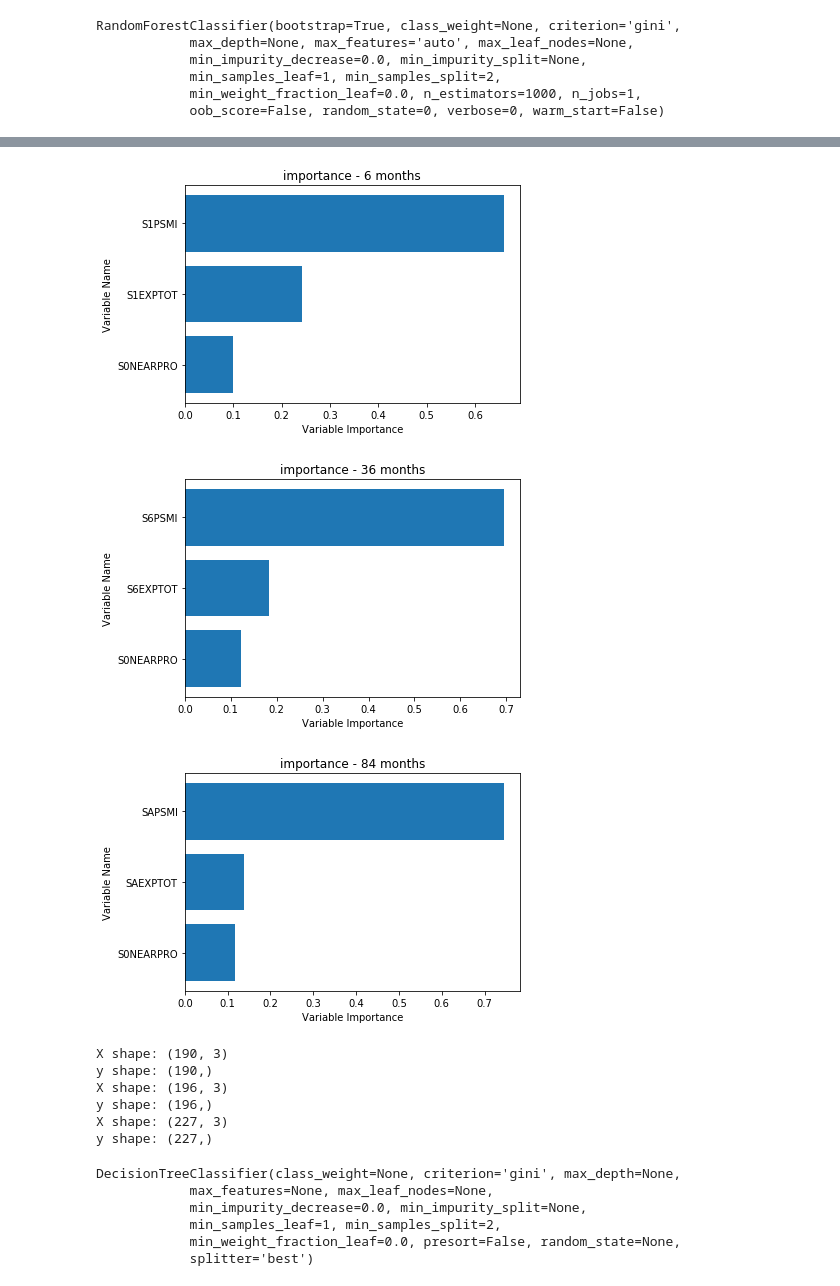
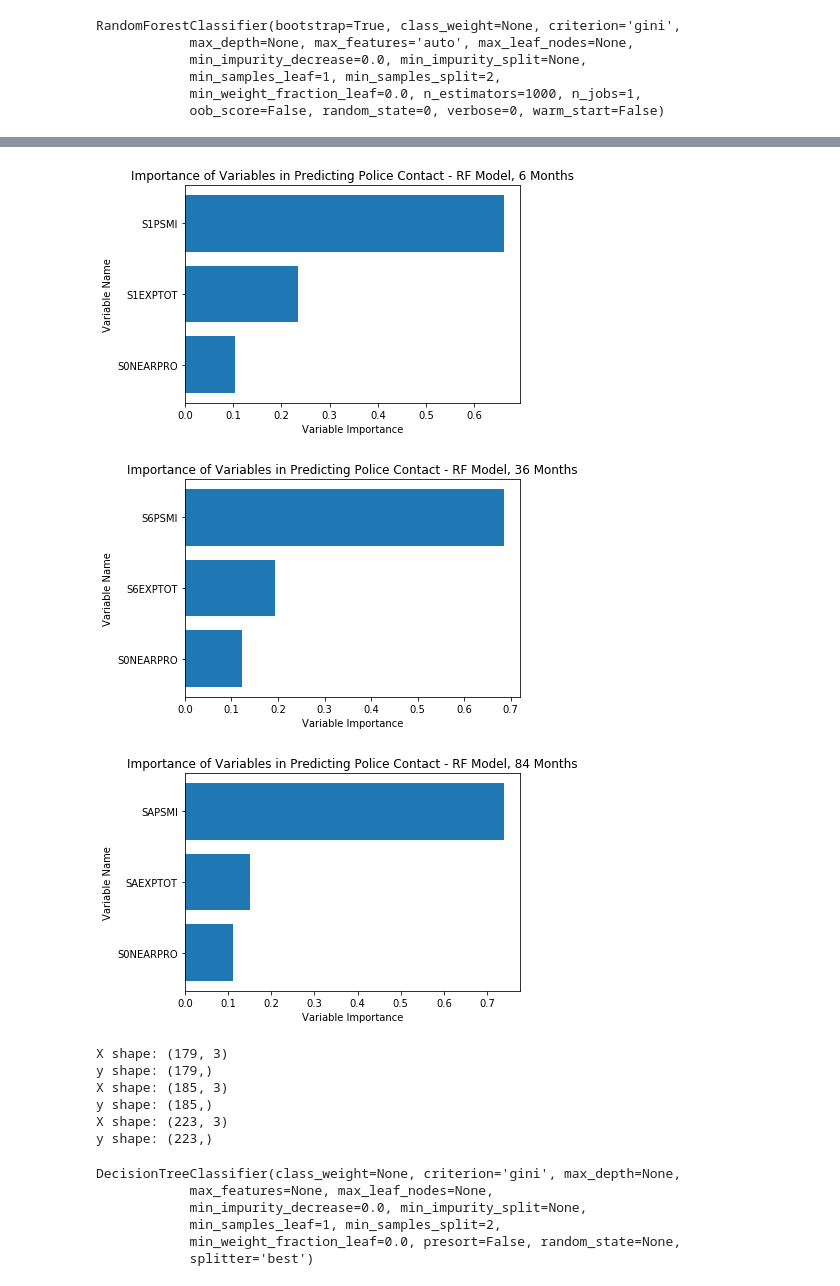
Before and after one commit to rechnikov/ppol-670-cl1190, a Jupyter notebook: ResearchMemoCode.ipynb, the cells around one changed output, grey strips where cells are left out. Saved outputs shown, nothing was run; the diff lists cells and outputs as text; code cells hidden in the pictures.

```diff
--- a/ResearchMemoCode.ipynb
+++ b/ResearchMemoCode.ipynb
@@ -16,27 +17,36 @@ from sklearn.neighbors import KNeighborsClassifier
 from sklearn.ensemble import RandomForestClassifier
 from sklearn.model_selection import cross_val_score, train_test_split
 # %%
-## INTRODUCTORY NOTE: Our dataset is a selection of thirteen variables from a dataset containing hundreds. My computer kept crashing when I tried to load all the original Excel files for the purposes of isolating and combining the variables of interest which spread across multiple files, so I pulled out the variables of interest from the original datasets and re-combined them into the reference .csv.
-## Load Initial Dataset
-filename = 'S1month.csv'
+## Load Initial Datasets
+S0Data = pd.read_csv('S0Data.csv')
+S1Data = pd.read_csv('S1Data.csv')
+S6Data = pd.read_csv('S6Data.csv')
+SAData = pd.read_csv('SAData.csv')
+
+## Isolate Variables of Interest from Datasets
+S0Data = S0Data[['S0NEARPRO']]
+S1Data = S1Data[['S1PROJUS_PJPOLI', 'S1PROJUS_PJPNUM', 'S1PSMI', 'S1EXPTOT']]
+S6Data = S6Data[['S6PROJUS_PJPOLI', 'S6PROJUS_PJPNUM', 'S6PSMI', 'S6EXPTOT']]
+SAData = SAData[['SAPROJUS_PJPOLI', 'SAPROJUS_PJPNUM', 'SAPSMI', 'SAEXPTOT']]
+
+## Create Dataset
+Allmonth = pd.concat([S0Data, S1Data, S6Data, SAData], axis=1, sort=False)
 
 ## Create set variants & clean the data
-# Complete, unmodified dataset
-Allmonthraw = pd.read_csv(filename)
-
 # Modified Dataset 1: Skip pattern present in variable S#PROJUS_PJPNUM edited to reflect accurate instances of police contact (i.e., '0'); other skip-patterns replaced to reflect missing values
-Allmonth = pd.read_csv(filename, na_values = [-202, -201, -700, -300, -9, -8])
+Allmonth = Allmonth.replace([-202, -201, -700, -300, -9, -8], np.nan)
 Allmonth = Allmonth.replace({'S1PROJUS_PJPNUM': -101,
                             'S6PROJUS_PJPNUM': -101,
                             'SAPROJUS_PJPNUM': -101}, 0)
 ## The na_values indicate the following:
 ##      -202: Partial interview, data missing
 ##      -201: Missed interview
-##      -101: Not picked up by police during recall period
 ##      -700: Data missing due to bug in interview
 ##      -300: Too few answers for computation
 ##      -9: Didn't Know
 ##      -8: Refused
+##      -101: Not picked up by police during recall period (NOTE: This particular N/A value was a skip pattern and possesses an actual value of '0' (i.e., "was picked up by the police 0 times during the recall period") and was thus replaced by '0' and not 'NaN' during the data cleaning process.)
+
 
 # Modified Dataset 2: All 'NA' values dropped from observations.
 AllmonthNA = Allmonth.dropna()
@@ -151,8 +213,7 @@ bubbleplot(Allmonth, Allmonth.SAPSMI, Allmonth.SAPROJUS_PJPNUM, "PSMI Score", "I
 ## Predictive Modeling Prework: KNN Classification Model
 
 # Creating a Feature Matrix & Target Array for 6-Month Cohort
-XvaluesS1 = AllcollapseNA.drop(['CASEID', 'LINEID',
-                                'S1PROJUS_PJPNUM', 'S1PROJUS_PJPOLI',
+XvaluesS1 = AllcollapseNA.drop(['S1PROJUS_PJPNUM', 'S1PROJUS_PJPOLI',
                                 'S6PROJUS_PJPOLI', 'S6PROJUS_PJPNUM', 'S6PSMI', 'S6EXPTOT',
                                 'SAPROJUS_PJPOLI', 'SAPROJUS_PJPNUM', 'SAPSMI', 'SAEXPTOT'], axis=1)
 PolConS1 = AllcollapseNA.S1PROJUS_PJPNUM
@@ -189,8 +250,7 @@ KNeighborsClassifier(algorithm='auto', leaf_size=30, metric='minkowski',
 ## Predictive Modeling Prework: KNN Classification Model
 
 #Creating Feature Matrix & Target Array for 36-Month Cohort
-XvaluesS6 = AllcollapseNA.drop(['CASEID', 'LINEID',
-                                'S6PROJUS_PJPNUM', 'S6PROJUS_PJPOLI',
+XvaluesS6 = AllcollapseNA.drop(['S6PROJUS_PJPNUM', 'S6PROJUS_PJPOLI',
                                 'S1PROJUS_PJPOLI', 'S1PROJUS_PJPNUM', 'S1PSMI', 'S1EXPTOT',
                                 'SAPROJUS_PJPOLI', 'SAPROJUS_PJPNUM', 'SAPSMI', 'SAEXPTOT'], axis=1)
 PolConS6 = AllcollapseNA.S6PROJUS_PJPNUM
@@ -220,8 +280,7 @@ KNeighborsClassifier(algorithm='auto', leaf_size=30, metric='minkowski',
 ## Predictive Modeling Prework: KNN Classification Model
 # Creating Feature Matrix & Target Array for 36-Month Cohort
 
-XvaluesSA = AllcollapseNA.drop(['CASEID', 'LINEID',
-                                'SAPROJUS_PJPNUM', 'SAPROJUS_PJPOLI',
+XvaluesSA = AllcollapseNA.drop(['SAPROJUS_PJPNUM', 'SAPROJUS_PJPOLI',
                                 'S1PROJUS_PJPOLI', 'S1PROJUS_PJPNUM', 'S1PSMI', 'S1EXPTOT',
                                 'S6PROJUS_PJPOLI', 'S6PROJUS_PJPNUM', 'S6PSMI', 'S6EXPTOT'], axis=1)
 PolConSA = AllcollapseNA.S6PROJUS_PJPNUM
@@ -417,17 +475,17 @@ featimpbar(TreemodelSA, XvaluesSA, 'Importance of Variables in Predicting Police
 # %%
 # Feature Importance Graphs of Random Forest model - General cohort
-featimpbar(RandommodelS1, XvaluesS1, 'importance - 6 months')
-featimpbar(RandommodelS6, XvaluesS6, 'importance - 36 months')
-featimpbar(RandommodelSA, XvaluesSA, 'importance - 84 months')
+featimpbar(RandommodelS1, XvaluesS1, 'Importance of Variables in Predicting Police Contact - RF Model, 6 Months')
+featimpbar(RandommodelS6, XvaluesS6, 'Importance of Variables in Predicting Police Contact - RF Model, 36 Months')
+featimpbar(RandommodelSA, XvaluesSA, 'Importance of Variables in Predicting Police Contact - RF Model, 84 Months')
 # %% [output]
-[figure, old version]
+[figure, new version]
-[figure, old version]
+[figure, new version]
-[figure, old version]
+[figure, new version]
 # %%
 ## Target Array and Feature Matrices for Police Contact Sample Only ("Select Model")
 
 # 6-month cohort
-XselectS1 = S1PolConOnlyraw.drop(['CASEID', 'LINEID','S1PROJUS_PJPNUM', 'S1PROJUS_PJPOLI',
+XselectS1 = S1PolConOnlyraw.drop(['S1PROJUS_PJPNUM', 'S1PROJUS_PJPOLI',
                                'S6PROJUS_PJPOLI', 'S6PROJUS_PJPNUM', 'S6PSMI', 'S6EXPTOT',
                                'SAPROJUS_PJPOLI', 'SAPROJUS_PJPNUM', 'SAPSMI', 'SAEXPTOT'], axis=1)
 PolConSelectS1 = S1PolConOnlyraw.S1PROJUS_PJPNUM
@@ -435,7 +493,7 @@ PolConSelectS1 = PolConSelectS1.astype(str)
 print('X shape:', XselectS1.shape, '\ny shape:', PolConSelectS1.shape)
 
 # 36-month cohort
-XselectS6 = S6PolConOnlyraw.drop(['CASEID', 'LINEID','S6PROJUS_PJPNUM', 'S6PROJUS_PJPOLI',
+XselectS6 = S6PolConOnlyraw.drop(['S6PROJUS_PJPNUM', 'S6PROJUS_PJPOLI',
                                'S1PROJUS_PJPOLI', 'S1PROJUS_PJPNUM', 'S1PSMI', 'S1EXPTOT',
                                'SAPROJUS_PJPOLI', 'SAPROJUS_PJPNUM', 'SAPSMI', 'SAEXPTOT'], axis=1)
 PolConSelectS6 = S6PolConOnlyraw.S6PROJUS_PJPNUM
@@ -443,19 +501,19 @@ PolConSelectS6 = PolConSelectS6.astype(str)
 print('X shape:', XselectS6.shape, '\ny shape:', PolConSelectS6.shape)
 
 # 84-month cohort
-XselectSA = SAPolConOnlyraw.drop(['CASEID', 'LINEID','SAPROJUS_PJPNUM', 'SAPROJUS_PJPOLI',
+XselectSA = SAPolConOnlyraw.drop(['SAPROJUS_PJPNUM', 'SAPROJUS_PJPOLI',
                                'S1PROJUS_PJPOLI', 'S1PROJUS_PJPNUM', 'S1PSMI', 'S1EXPTOT',
                                'S6PROJUS_PJPOLI', 'S6PROJUS_PJPNUM', 'S6PSMI', 'S6EXPTOT'], axis=1)
 PolConSelectSA = SAPolConOnlyraw.SAPROJUS_PJPNUM
 PolConSelectSA = PolConSelectSA.astype(str)
 print('X shape:', XselectSA.shape, '\ny shape:', PolConSelectSA.shape)
 # %% [output]
-X shape: (190, 3)
-y shape: (190,)
-X shape: (196, 3)
-y shape: (196,)
-X shape: (227, 3)
-y shape: (227,)
+X shape: (179, 3)
+y shape: (179,)
+X shape: (185, 3)
+y shape: (185,)
+X shape: (223, 3)
+y shape: (223,)
 # %%
 ## Decision Tree Select Model - 6-month cohort
 selectmodelS1 = tree.DecisionTreeClassifier()
```
Also changed, not shown: parts of 26 cells of this notebook.
